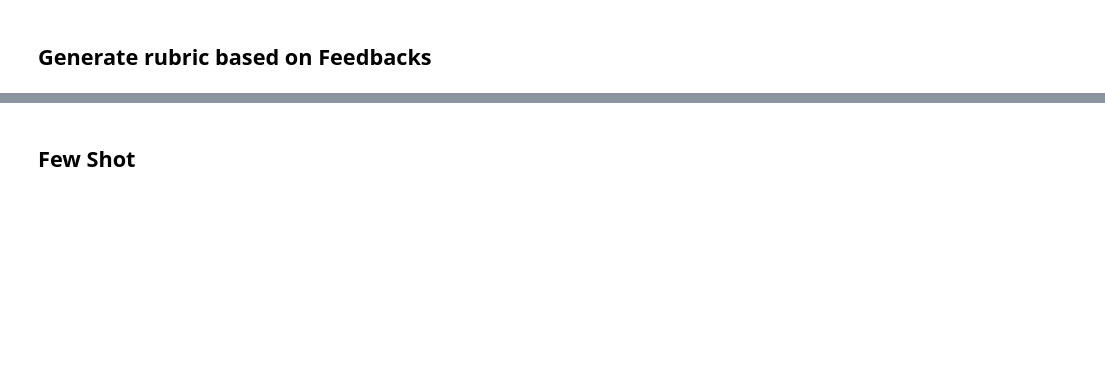
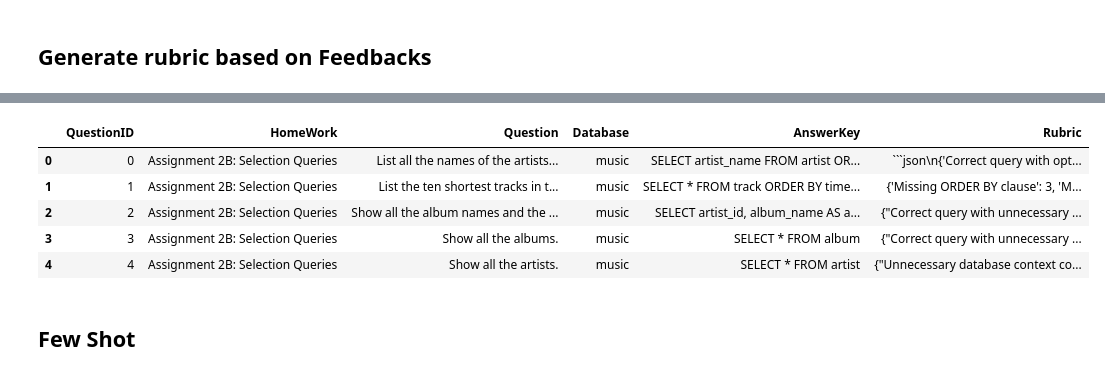
Before and after one commit to ipeirotis/sql_autograding, a Jupyter notebook: Zero_few_shot_with_Rubric.ipynb, the cells around one changed output, grey strips where cells are left out. Cells and saved outputs as stored; diff of their text form; code cells hidden in the pictures; blank space fills up the shorter version.

````diff
--- a/Zero_few_shot_with_Rubric.ipynb
+++ b/Zero_few_shot_with_Rubric.ipynb
@@ -706,0 +672,10 @@ data1
+# %%
+hw_w_rubric = pd.merge(hw, rubric_df, on='QuestionID', how='left')
+hw_w_rubric.head()
+# %% [output]
+|  | QuestionID | HomeWork | Question | Database | AnswerKey | Rubric |
+| 0 | 0 | Assignment 2B: Selection Queries | List all the names of the artists... | music | SELECT artist_name FROM artist OR... | ```json\n{'Correct query with opt... |
+| 1 | 1 | Assignment 2B: Selection Queries | List the ten shortest tracks in t... | music | SELECT * FROM track ORDER BY time... | {'Missing ORDER BY clause': 3, 'M... |
+| 2 | 2 | Assignment 2B: Selection Queries | Show all the album names and the ... | music | SELECT artist_id, album_name AS a... | {"Correct query with unnecessary ... |
+| 3 | 3 | Assignment 2B: Selection Queries | Show all the albums. | music | SELECT * FROM album | {"Correct query with unnecessary ... |
+| 4 | 4 | Assignment 2B: Selection Queries | Show all the artists. | music | SELECT * FROM artist | {"Unnecessary database context co... |
````
Also changed, not shown: parts of 11 cells of this notebook.
